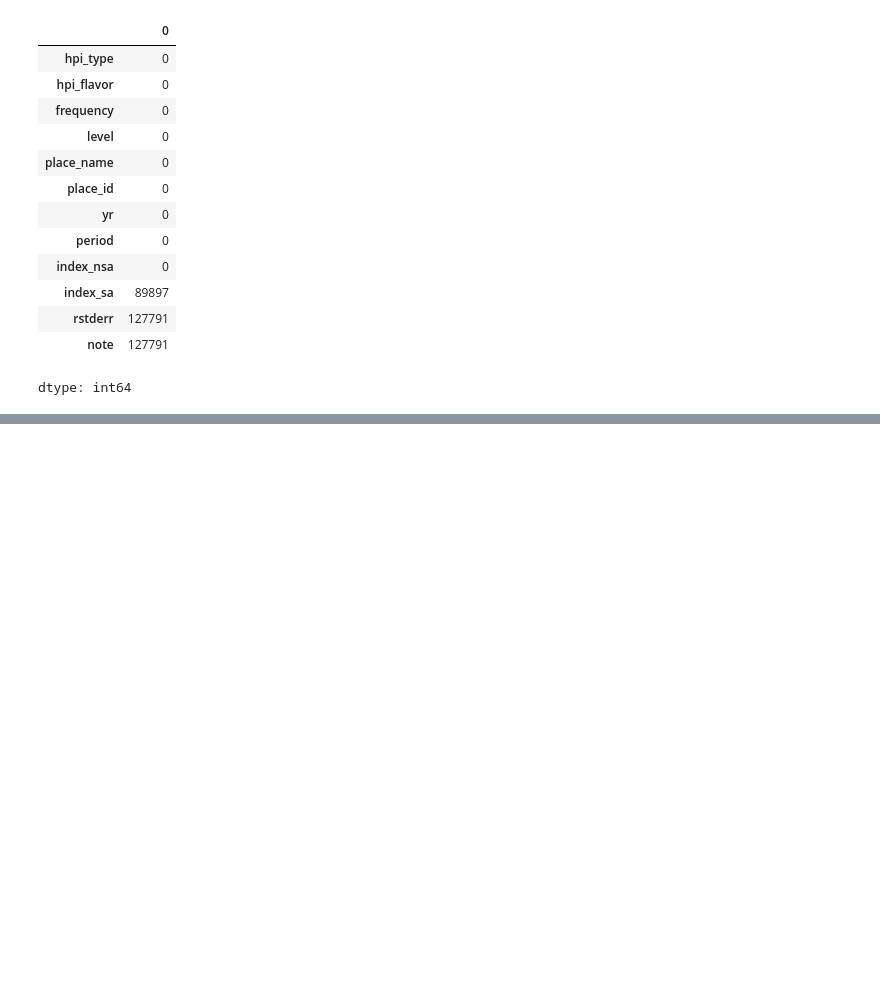
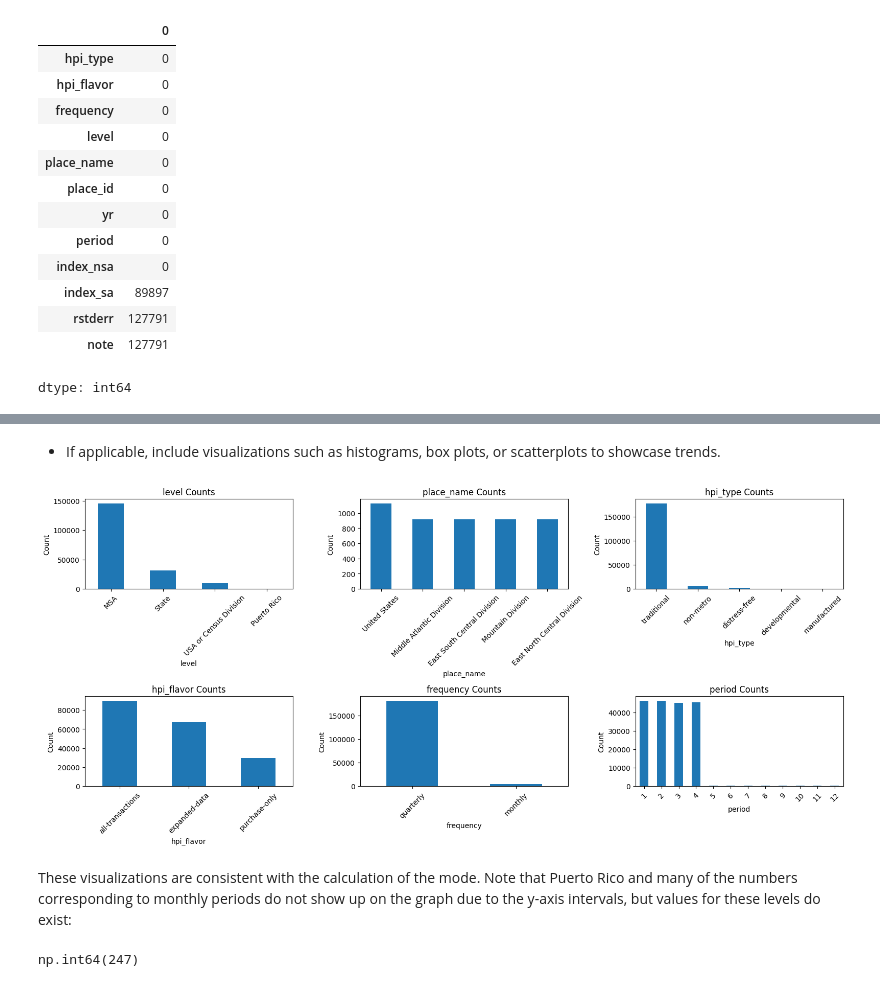
Before and after one commit to abbynam/ds201_capstone1, a Jupyter notebook: Capstone1.ipynb, the cells around one changed output, grey strips where cells are left out. Drawn from its saved outputs; the diff is of its cells as text; code cells hidden in the pictures; blank space fills up the shorter version.

```diff
--- a/Capstone1.ipynb
+++ b/Capstone1.ipynb
@@ -34,3 +68,8 @@ hpi.describe()
 | 50% | 2007.000000 | 3.000000 | 172.130000 | 187.210000 | 2.050000 |
 | 75% | 2016.000000 | 4.000000 | 241.380000 | 258.337500 | 3.600000 |
 | max | 2026.000000 | 12.000000 | 1326.940000 | 1043.200000 | 15.750000 |
+# %%
+# most frequently occurring levels for each categorical attribute
+categories = ['level', 'place_name', 'hpi_type', 'hpi_flavor', 'frequency', 'period']
+
+hpi[categories].mode()
@@ -54,0 +105,39 @@ dtype: int64
+# %% [markdown]
+* If applicable, include visualizations such as histograms, box plots, or scatterplots to showcase trends.
+# %%
+# categorical variable counts
+import matplotlib.pyplot as plt
+
+fig, axes = plt.subplots(3, 3, figsize=(16, 10))
+
+for ax, col in zip(axes.flat, categories):
+    counts = hpi[col].value_counts()
+
+    # Restrict place_name to only the top 5
+    if col == 'place_name':
+        counts = counts.head(5)
+
+    # Sort period numerically
+    if col == 'period':
+        counts = counts.sort_index()
+
+    counts.plot(kind='bar', ax=ax)
+    ax.set_title(f'{col} Counts')
+    ax.set_xlabel(col)
+    ax.set_ylabel('Count')
+    ax.tick_params(axis='x', rotation=45)
+
+# Hide the 3 unused subplots
+for ax in axes.flat[len(categories):]:
+    ax.set_visible(False)
+
+plt.tight_layout()
+plt.show()
+# %% [output]
+[figure, added]
+# %% [markdown]
+These visualizations are consistent with the calculation of the mode. Note that Puerto Rico and many of the numbers corresponding to monthly periods do not show up on the graph due to the y-axis intervals, but values for these levels do exist:
+# %%
+hpi['place_name'].value_counts()['Puerto Rico']
+# %% [output]
+np.int64(247)
```
Also changed, not shown: parts of 16 cells of this notebook.
